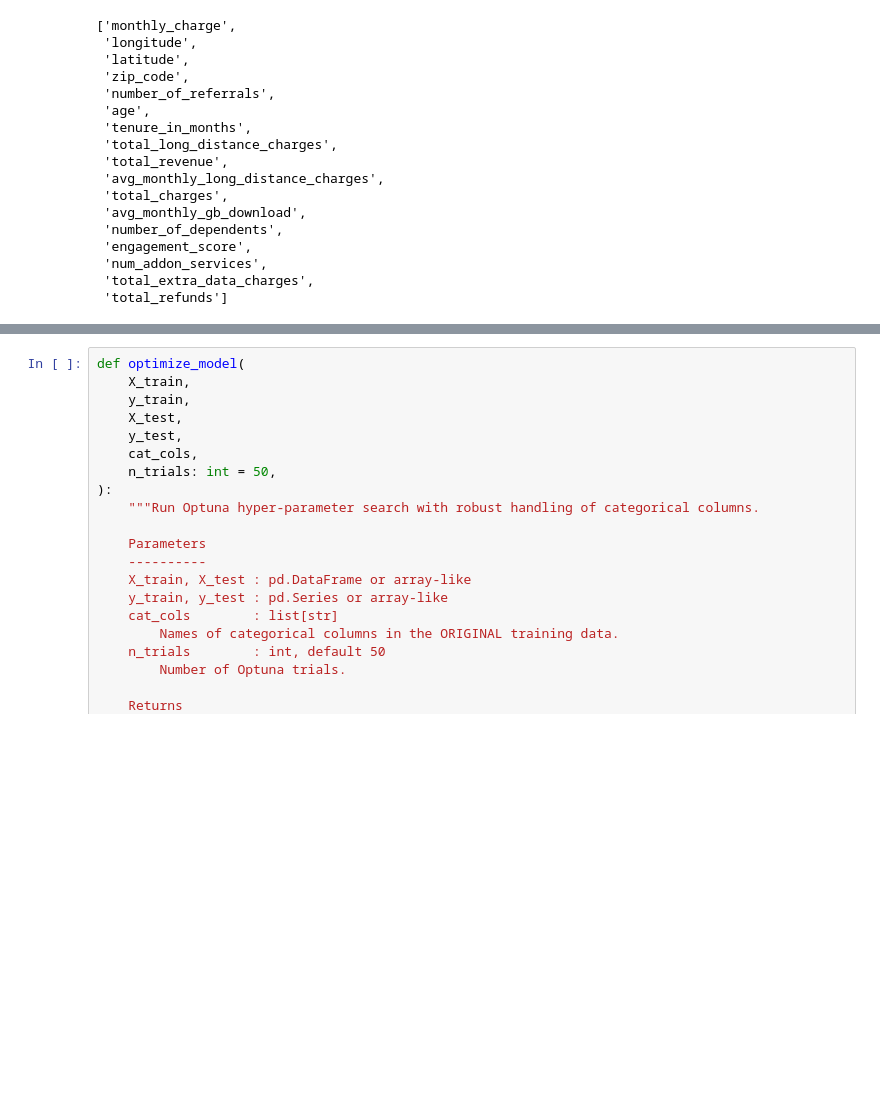
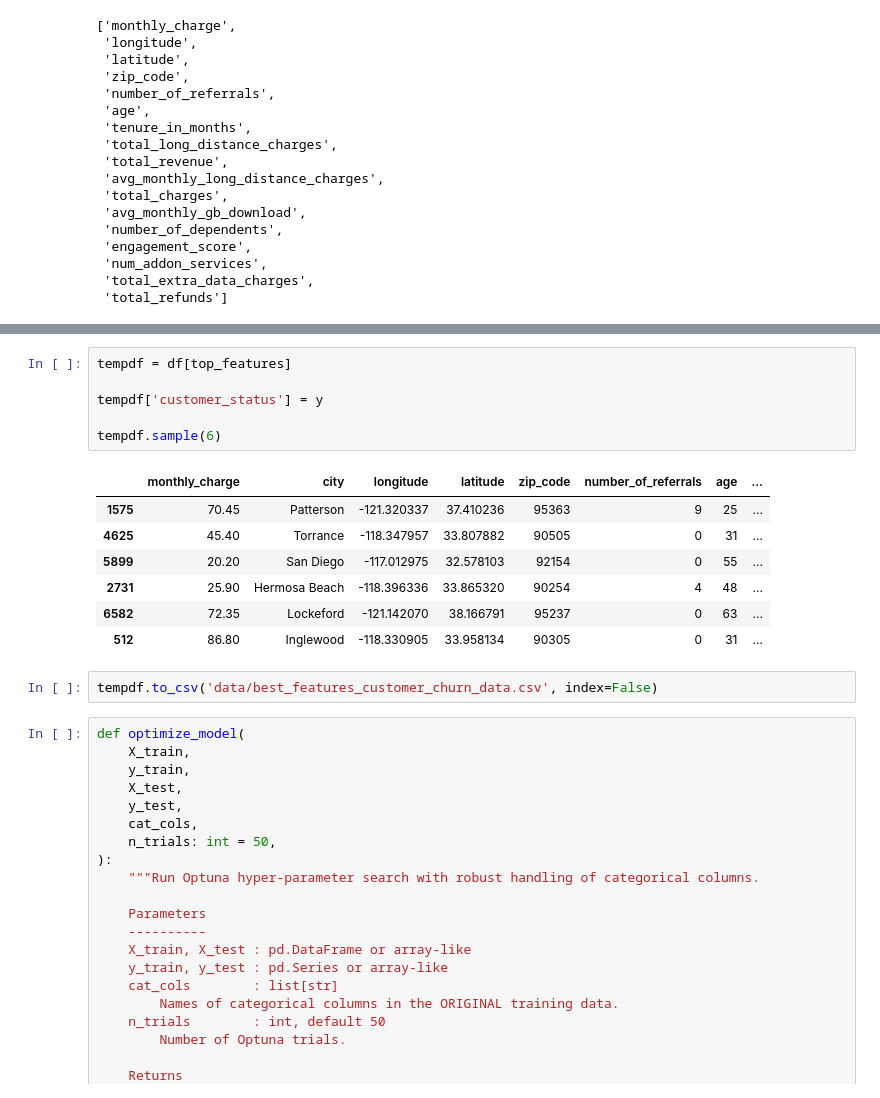
Before and after one commit to Niair/Customer_Churn_Prediction_using_MLOpps_MLflow_AWS_CI-CD, a Jupyter notebook: notebooks/book.ipynb, the cells around one changed output, grey strips where cells are left out. Cells and saved outputs as stored; diff of their text form; blank space fills up the shorter version.

```diff
--- a/notebooks/book.ipynb
+++ b/notebooks/book.ipynb
@@ -406,3 +419,19 @@ sampleC
+# %%
+tempdf = df[top_features]
+
+tempdf['customer_status'] = y
+
+tempdf.sample(6)
+# %% [output]
+|  | monthly_charge | city | longitude | latitude | zip_code | number_of_referrals | age | ... |
+| 1575 | 70.45 | Patterson | -121.320337 | 37.410236 | 95363 | 9 | 25 | ... |
+| 4625 | 45.40 | Torrance | -118.347957 | 33.807882 | 90505 | 0 | 31 | ... |
+| 5899 | 20.20 | San Diego | -117.012975 | 32.578103 | 92154 | 0 | 55 | ... |
+| 2731 | 25.90 | Hermosa Beach | -118.396336 | 33.865320 | 90254 | 4 | 48 | ... |
+| 6582 | 72.35 | Lockeford | -121.142070 | 38.166791 | 95237 | 0 | 63 | ... |
+| 512 | 86.80 | Inglewood | -118.330905 | 33.958134 | 90305 | 0 | 31 | ... |
+# %%
+tempdf.to_csv('data/best_features_customer_churn_data.csv', index=False)
 # %%
 def optimize_model(
     X_train,
```
Also changed, not shown: parts of 15 cells of this notebook, 19 other files.
